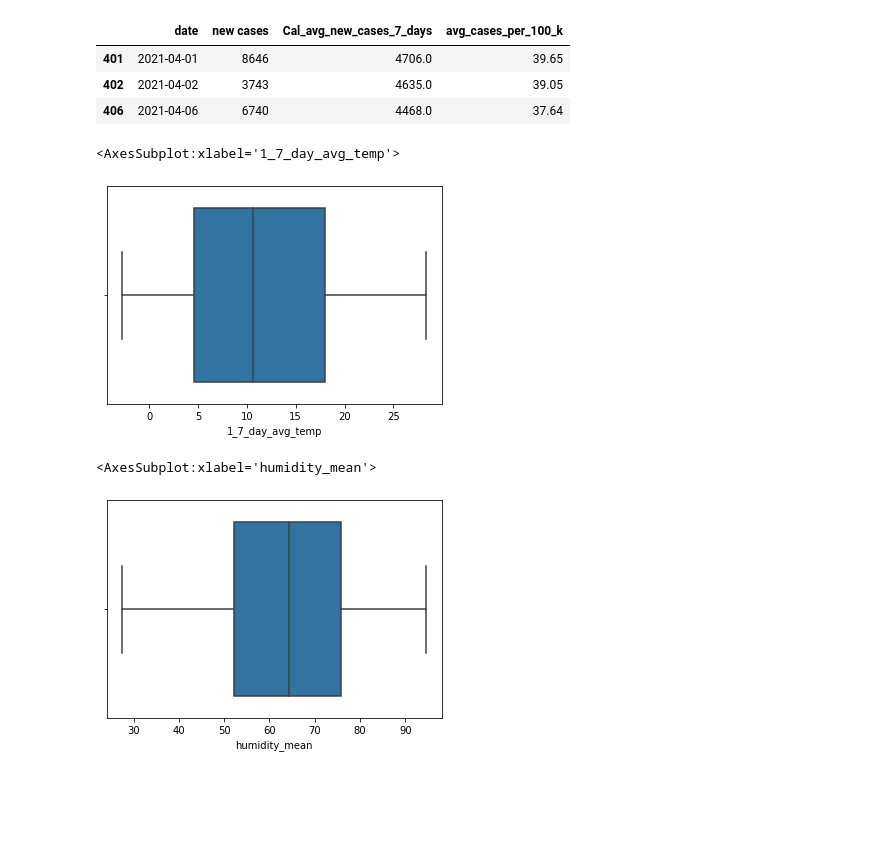
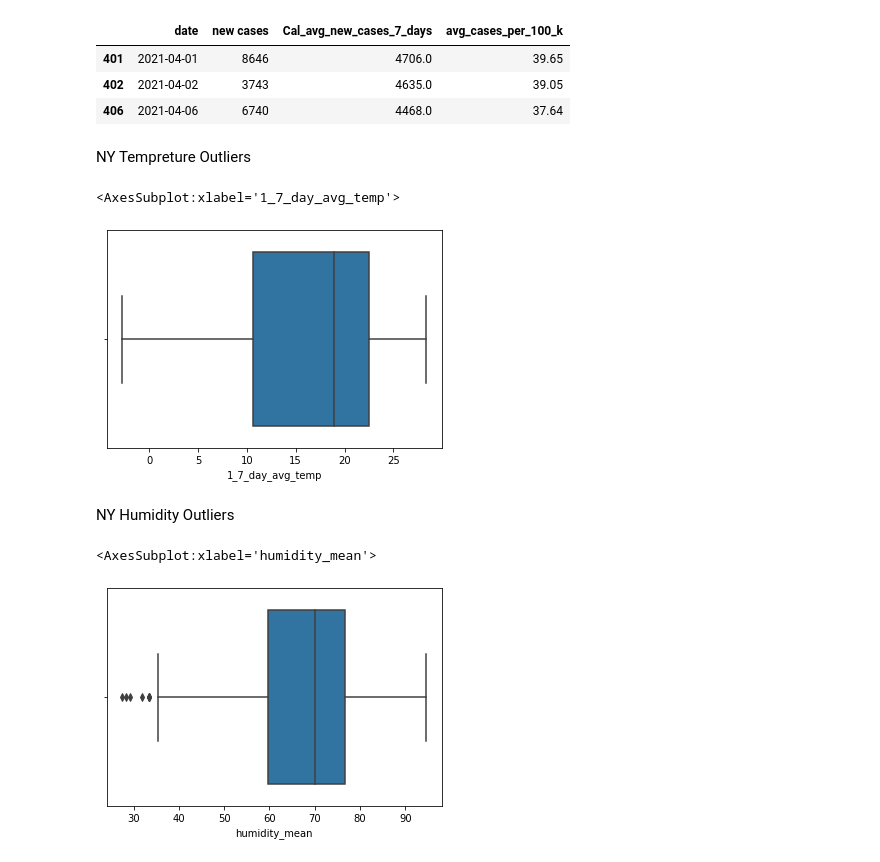
Before and after one commit to archinarula/Group-5-Project, a Jupyter notebook: Archana_WorkingFolder/NewData_Outliers -City Level.ipynb, the cells around one changed output. Saved outputs shown, nothing was run; the diff lists cells and outputs as text; code cells hidden in the pictures; blank space fills up the shorter version.

```diff
--- a/Archana_WorkingFolder/NewData_Outliers -City Level.ipynb
+++ b/Archana_WorkingFolder/NewData_Outliers -City Level.ipynb
@@ -237,23 +233,27 @@ SPCovid_df[SPCovid_df['Cal_avg_new_cases_7_days']>4300]
 | 401 | 2021-04-01 | 8646 | 4706.0 | 39.65 |
 | 402 | 2021-04-02 | 3743 | 4635.0 | 39.05 |
 | 406 | 2021-04-06 | 6740 | 4468.0 | 37.64 |
+# %% [markdown]
+NY Tempreture Outliers
 # %%
 #Finding Outliers in NY Tempreture data
 
 # This is kind of univatiate analysis if we are finding outliers in the data
 #x needs to be a numerical variable
 
-sns.boxplot(x ='1_7_day_avg_temp', data = NYWeatherTemp_df)
+sns.boxplot(x ='1_7_day_avg_temp', data = CitiesWeather_df)
 # %% [output]
 <AxesSubplot:xlabel='1_7_day_avg_temp'>
-[figure, old version]
+[figure, new version]
+# %% [markdown]
+NY Humidity Outliers
 # %%
 #Finding Outliers in NY Humidity data
 
 # This is kind of univatiate analysis if we are finding outliers in the data
 #x needs to be a numerical variable
 
-sns.boxplot(x ='humidity_mean', data = NYWeatherHumidity_df)
+sns.boxplot(x ='humidity_mean', data = CitiesWeather_df)
 # %% [output]
 <AxesSubplot:xlabel='humidity_mean'>
-[figure, old version]
+[figure, new version]
```
Also changed, not shown: parts of 15 cells of this notebook.
